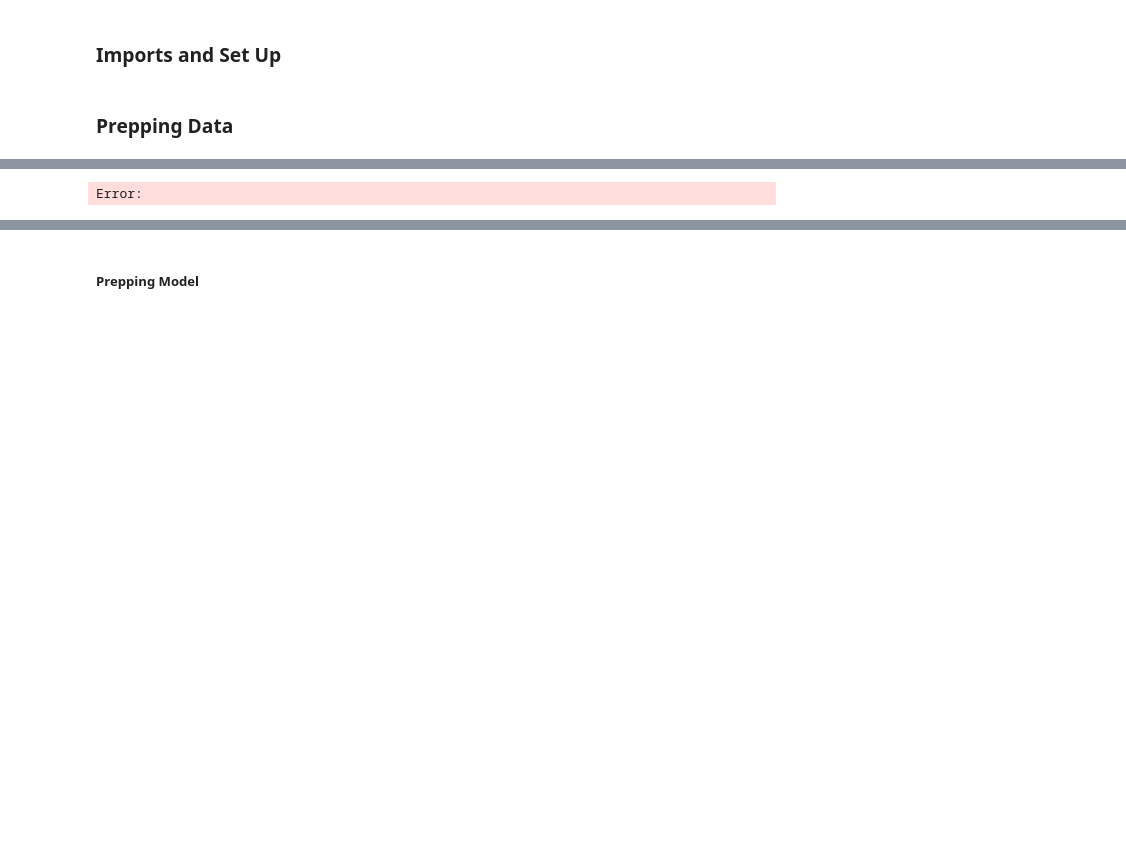
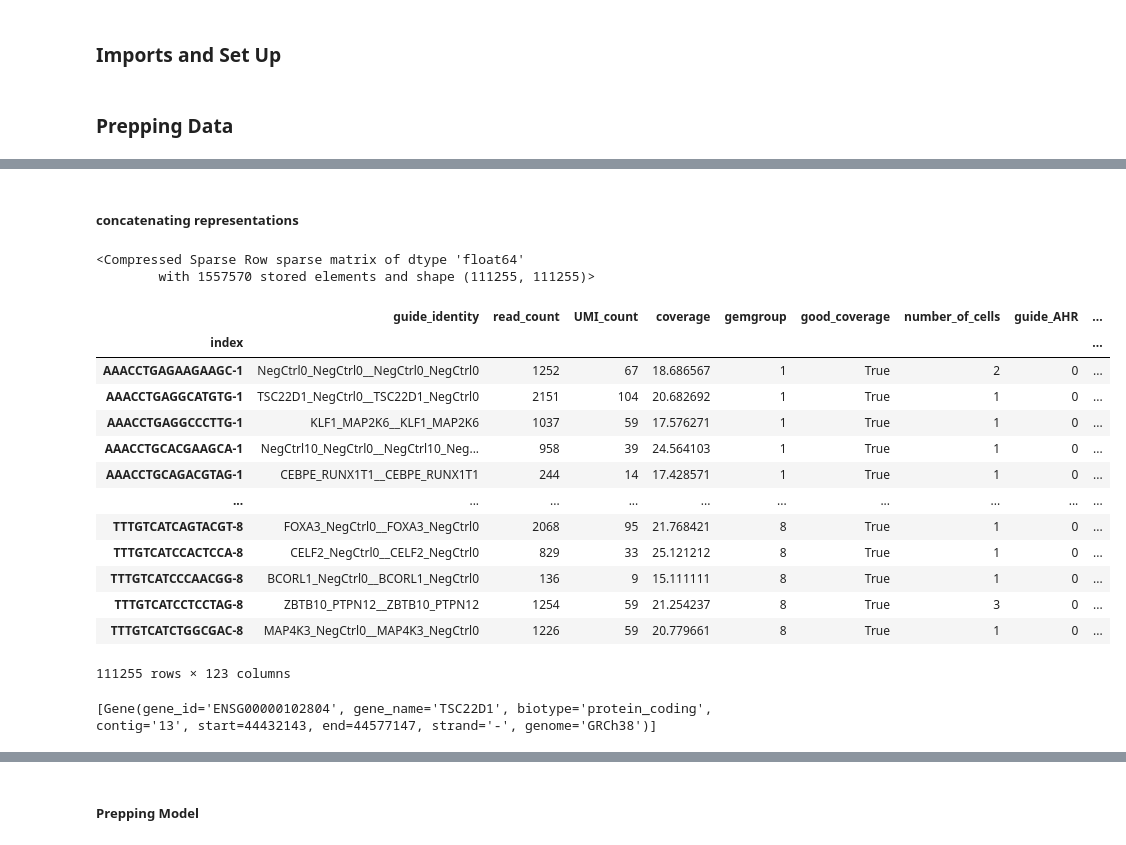
Before and after one commit to Featherless-bipod/mambaPerturb, a Jupyter notebook: scratch.ipynb, the cells around one changed output, grey strips where cells are left out. Drawn from its saved outputs; the diff is of its cells as text; code cells hidden in the pictures; blank space fills up the shorter version.

```diff
--- a/scratch.ipynb
+++ b/scratch.ipynb
@@ -26,9 +122,11 @@ adata =  sc.read_h5ad("data/Norman_2019.h5ad")  # replace with your path
+# %% [markdown]
+##### concatenating representations
 # %%
+'''
 ddata = adata.X.toarray()
 ddata_reshaped = ddata[:, :, np.newaxis]
 n_cells = ddata.shape[0]
 positional_encodings_expanded = np.tile(positional_encodings, (n_cells, 1, 1))
 X_sequence_features = np.concatenate([ddata_reshaped, positional_encodings_expanded], axis=2)
 print("Shape of the new feature matrix for a sequence model:", X_sequence_features.shape)
+'''
-# %% [output]
-Error:
@@ -43,0 +133,30 @@ labels_int = mlb.fit_transform(parsed_labels)
+# %%
+adata.obsp['distances']
+# %% [output]
+<Compressed Sparse Row sparse matrix of dtype 'float64'
+        with 1557570 stored elements and shape (111255, 111255)>
+# %%
+adata.obs
+# %% [output]
+|  | guide_identity | read_count | UMI_count | coverage | gemgroup | good_coverage | number_of_cells | guide_AHR | ... |
+| index |  |  |  |  |  |  |  |  | ... |
+| AAACCTGAGAAGAAGC-1 | NegCtrl0_NegCtrl0__NegCtrl0_NegCtrl0 | 1252 | 67 | 18.686567 | 1 | True | 2 | 0 | ... |
+| AAACCTGAGGCATGTG-1 | TSC22D1_NegCtrl0__TSC22D1_NegCtrl0 | 2151 | 104 | 20.682692 | 1 | True | 1 | 0 | ... |
+| AAACCTGAGGCCCTTG-1 | KLF1_MAP2K6__KLF1_MAP2K6 | 1037 | 59 | 17.576271 | 1 | True | 1 | 0 | ... |
+| AAACCTGCACGAAGCA-1 | NegCtrl10_NegCtrl0__NegCtrl10_Neg... | 958 | 39 | 24.564103 | 1 | True | 1 | 0 | ... |
+| AAACCTGCAGACGTAG-1 | CEBPE_RUNX1T1__CEBPE_RUNX1T1 | 244 | 14 | 17.428571 | 1 | True | 1 | 0 | ... |
+| ... | ... | ... | ... | ... | ... | ... | ... | ... | ... |
+| TTTGTCATCAGTACGT-8 | FOXA3_NegCtrl0__FOXA3_NegCtrl0 | 2068 | 95 | 21.768421 | 8 | True | 1 | 0 | ... |
+| TTTGTCATCCACTCCA-8 | CELF2_NegCtrl0__CELF2_NegCtrl0 | 829 | 33 | 25.121212 | 8 | True | 1 | 0 | ... |
+| TTTGTCATCCCAACGG-8 | BCORL1_NegCtrl0__BCORL1_NegCtrl0 | 136 | 9 | 15.111111 | 8 | True | 1 | 0 | ... |
+| TTTGTCATCCTCCTAG-8 | ZBTB10_PTPN12__ZBTB10_PTPN12 | 1254 | 59 | 21.254237 | 8 | True | 3 | 0 | ... |
+| TTTGTCATCTGGCGAC-8 | MAP4K3_NegCtrl0__MAP4K3_NegCtrl0 | 1226 | 59 | 20.779661 | 8 | True | 1 | 0 | ... |
+111255 rows × 123 columns
+# %%
+list(gene_info_df['gene_name'])
+
+
+gene = data.genes_by_name('TSC22D1')
+gene
+# %% [output]
+[Gene(gene_id='ENSG00000102804', gene_name='TSC22D1', biotype='protein_coding', contig='13', start=44432143, end=44577147, strand='-', genome='GRCh38')]
```
Also changed, not shown: parts of 16 cells of this notebook, 1 other file.
